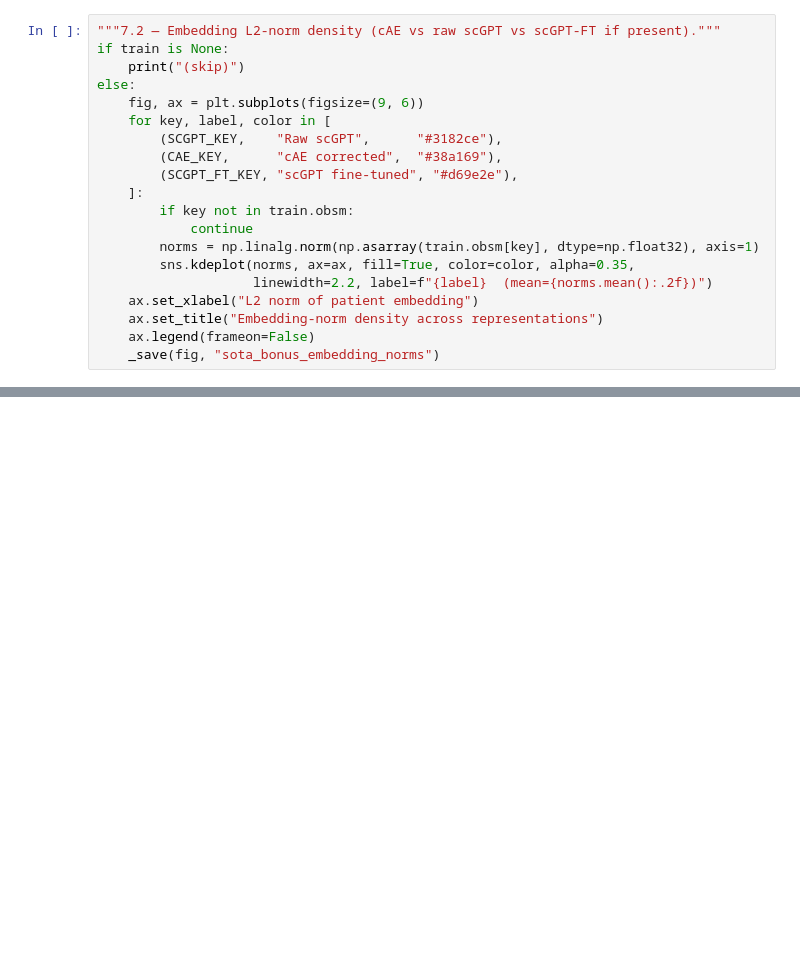
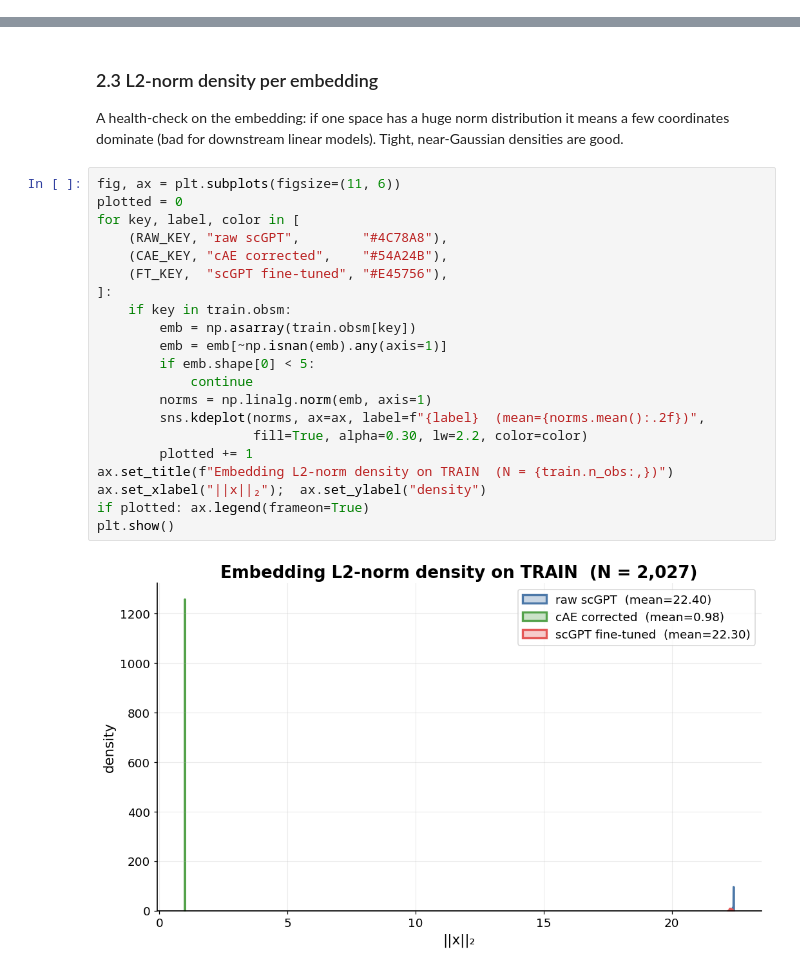
Before and after one commit to onion-42/batchcor-rna-embeds, a Jupyter notebook: visualizations/visualizations_SOTA_analytics.ipynb, the cells around one changed output, grey strips where cells are left out. Saved outputs shown, nothing was run; the diff lists cells and outputs as text; blank space fills up the shorter version.

```diff
--- a/visualizations/visualizations_SOTA_analytics.ipynb
+++ b/visualizations/visualizations_SOTA_analytics.ipynb
@@ -858,20 +0,0 @@ else:
-# %%
-"""7.2 — Embedding L2-norm density (cAE vs raw scGPT vs scGPT-FT if present)."""
-if train is None:
-    print("(skip)")
-else:
-    fig, ax = plt.subplots(figsize=(9, 6))
-    for key, label, color in [
-        (SCGPT_KEY,    "Raw scGPT",      "#3182ce"),
-        (CAE_KEY,      "cAE corrected",  "#38a169"),
-        (SCGPT_FT_KEY, "scGPT fine-tuned", "#d69e2e"),
-    ]:
-        if key not in train.obsm:
-            continue
-        norms = np.linalg.norm(np.asarray(train.obsm[key], dtype=np.float32), axis=1)
-        sns.kdeplot(norms, ax=ax, fill=True, color=color, alpha=0.35,
-                    linewidth=2.2, label=f"{label}  (mean={norms.mean():.2f})")
-    ax.set_xlabel("L2 norm of patient embedding")
-    ax.set_title("Embedding-norm density across representations")
-    ax.legend(frameon=False)
-    _save(fig, "sota_bonus_embedding_norms")
@@ -1104,0 +239,29 @@ Total SOTA plots produced: 32
+# %% [markdown]
+### 2.3  L2-norm density per embedding
+
+A health-check on the embedding: if one space has a huge norm
+distribution it means a few coordinates dominate (bad for downstream
+linear models). Tight, near-Gaussian densities are good.
+# %%
+fig, ax = plt.subplots(figsize=(11, 6))
+plotted = 0
+for key, label, color in [
+    (RAW_KEY, "raw scGPT",        "#4C78A8"),
+    (CAE_KEY, "cAE corrected",    "#54A24B"),
+    (FT_KEY,  "scGPT fine-tuned", "#E45756"),
+]:
+    if key in train.obsm:
+        emb = np.asarray(train.obsm[key])
+        emb = emb[~np.isnan(emb).any(axis=1)]
+        if emb.shape[0] < 5:
+            continue
+        norms = np.linalg.norm(emb, axis=1)
+        sns.kdeplot(norms, ax=ax, label=f"{label}  (mean={norms.mean():.2f})",
+                    fill=True, alpha=0.30, lw=2.2, color=color)
+        plotted += 1
+ax.set_title(f"Embedding L2-norm density on TRAIN  (N = {train.n_obs:,})")
+ax.set_xlabel("||x||₂");  ax.set_ylabel("density")
+if plotted: ax.legend(frameon=True)
+plt.show()
+# %% [output]
+[figure, added]
```
Also changed, not shown: parts of 81 cells of this notebook, 43 other files.
